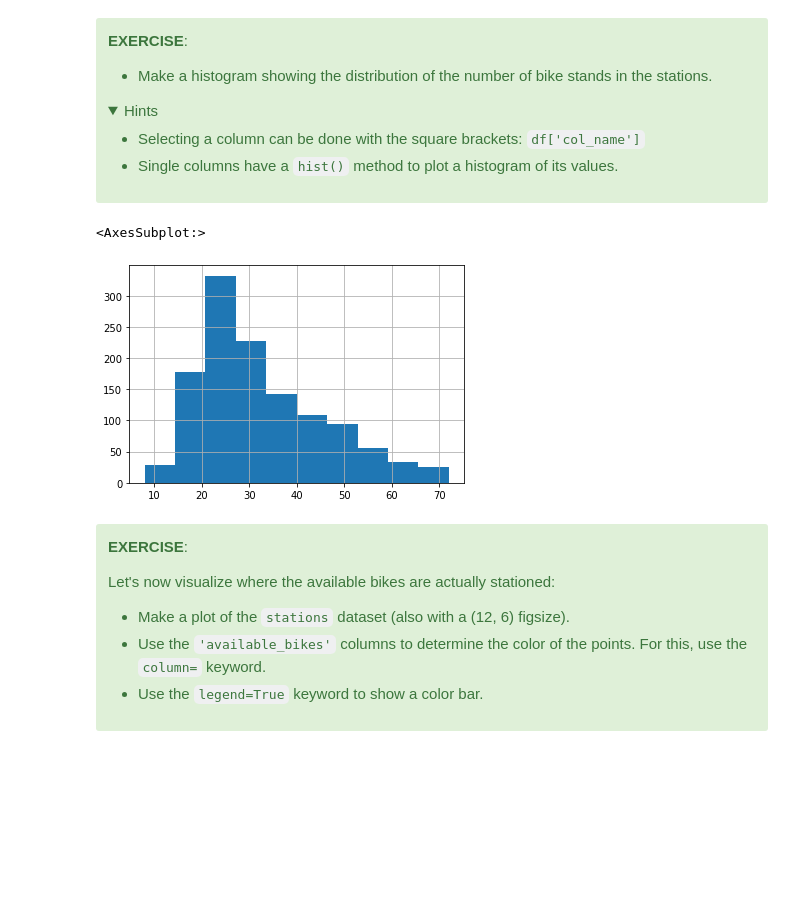
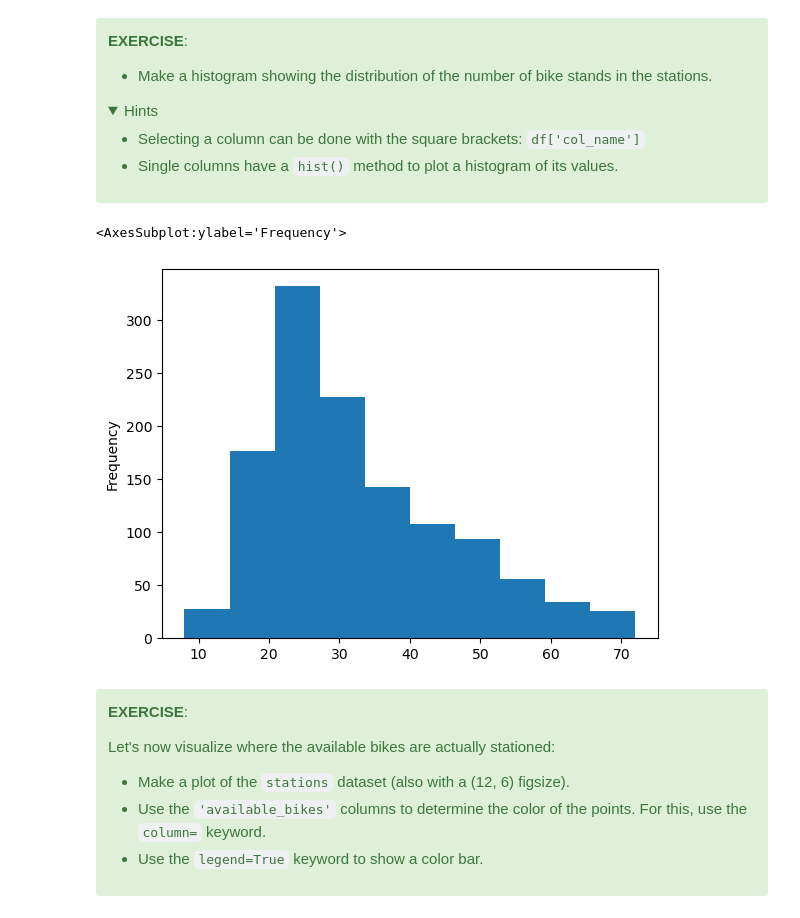
Before and after one commit to jorisvandenbossche/course-python-geospatial, a Jupyter notebook: notebooks/02-introduction-geospatial-data.ipynb, the cells around one changed output. Drawn from its saved outputs; the diff is of its cells as text; code cells hidden in the pictures; folded sections open; blank space fills up the shorter version.

```diff
--- a/notebooks/02-introduction-geospatial-data.ipynb
+++ b/notebooks/02-introduction-geospatial-data.ipynb
@@ -323,10 +327,10 @@ contextily.add_basemap(ax)
 
 </div>
 # %%
-stations['bike_stands'].hist()
+stations['bike_stands'].plot.hist()
 # %% [output]
-<AxesSubplot:>
+<AxesSubplot:ylabel='Frequency'>
-[figure, old version]
+[figure, new version]
 # %% [markdown]
 <div class="alert alert-success">
 
```
Also changed, not shown: parts of 15 cells of this notebook, 13 other files.
